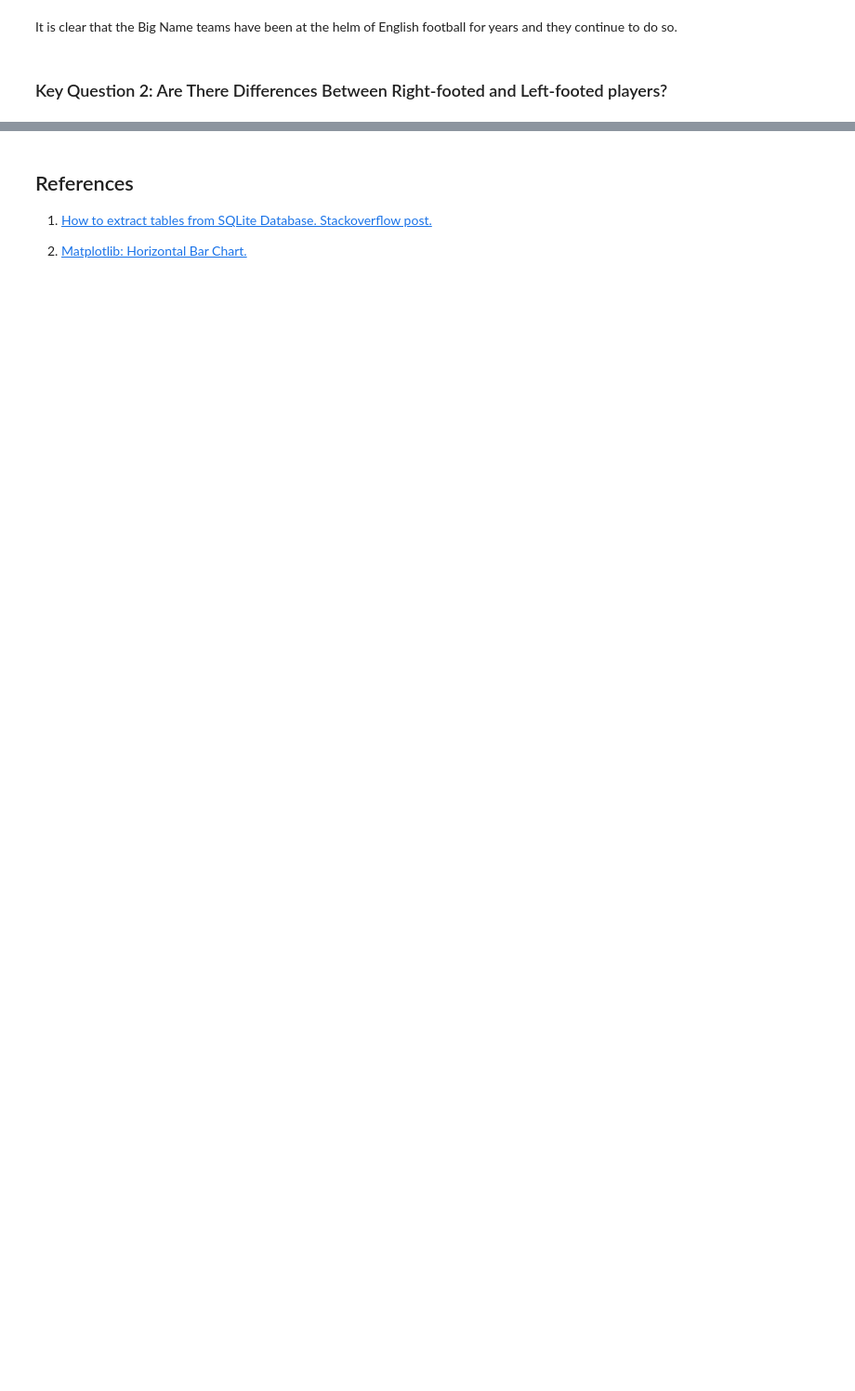
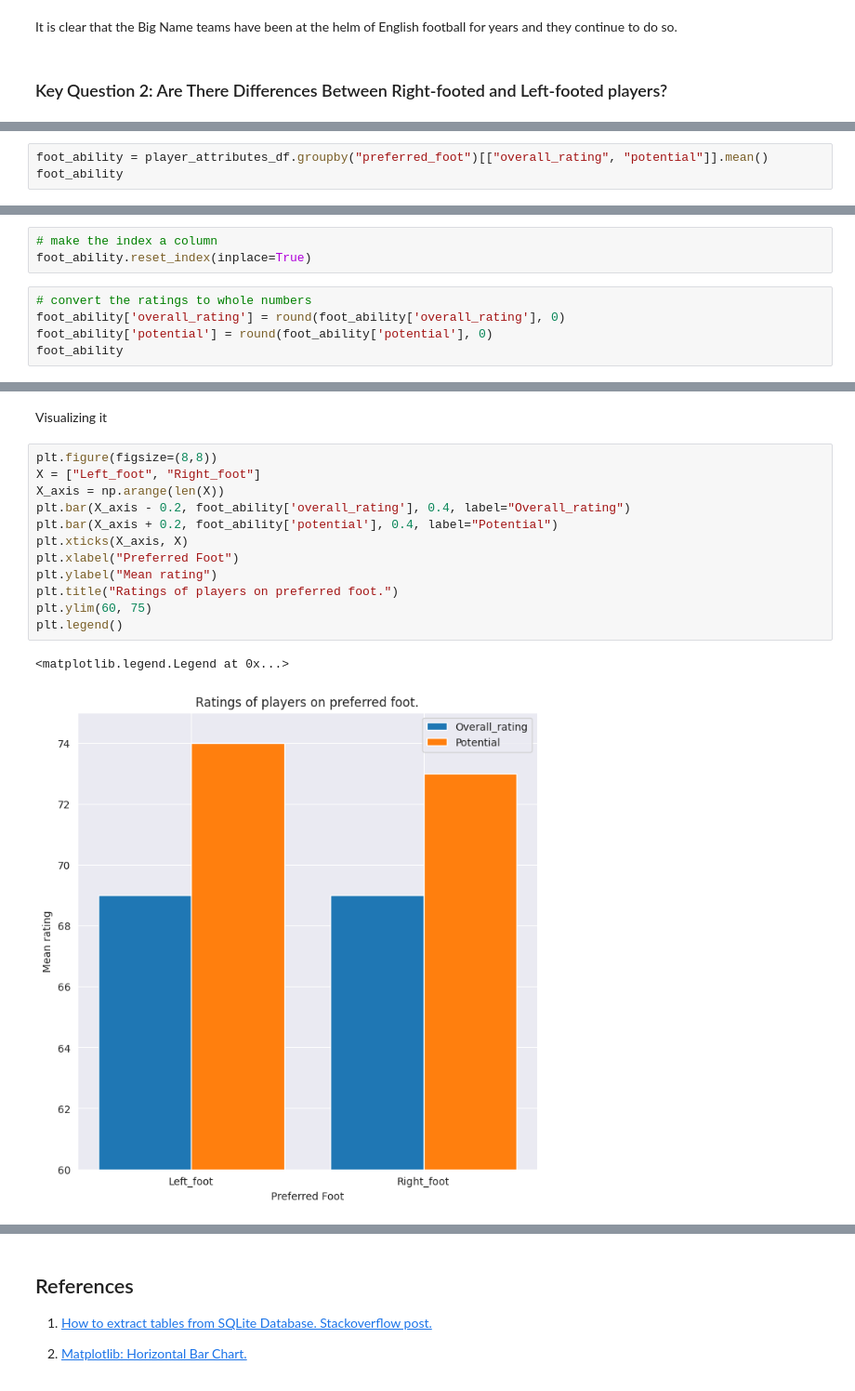
Before and after one commit to Emekadavid/european_soccer, a Jupyter notebook: notebook.ipynb, the cells around one changed output, grey strips where cells are left out. Shown at 93% size. Cells and saved outputs as stored; diff of their text form; blank space fills up the shorter version.

```diff
--- a/notebook.ipynb
+++ b/notebook.ipynb
@@ -1794,0 +1830,3 @@ It is clear that the Big Name teams have been at the helm of English football fo
+# %%
+foot_ability = player_attributes_df.groupby("preferred_foot")[["overall_rating", "potential"]].mean()
+foot_ability
@@ -1794,0 +1842,8 @@ It is clear that the Big Name teams have been at the helm of English football fo
+# %%
+# make the index a column
+foot_ability.reset_index(inplace=True)
+# %%
+# convert the ratings to whole numbers
+foot_ability['overall_rating'] = round(foot_ability['overall_rating'], 0)
+foot_ability['potential'] = round(foot_ability['potential'], 0)
+foot_ability
@@ -1794,0 +1854,17 @@ It is clear that the Big Name teams have been at the helm of English football fo
+# %% [markdown]
+Visualizing it
+# %%
+plt.figure(figsize=(8,8))
+X = ["Left_foot", "Right_foot"]
+X_axis = np.arange(len(X))
+plt.bar(X_axis - 0.2, foot_ability['overall_rating'], 0.4, label="Overall_rating")
+plt.bar(X_axis + 0.2, foot_ability['potential'], 0.4, label="Potential")
+plt.xticks(X_axis, X)
+plt.xlabel("Preferred Foot")
+plt.ylabel("Mean rating")
+plt.title("Ratings of players on preferred foot.")
+plt.ylim(60, 75)
+plt.legend()
+# %% [output]
+<matplotlib.legend.Legend at 0x...>
+[figure, added]
```
Also changed, not shown: parts of 40 cells of this notebook, 4 other files.
